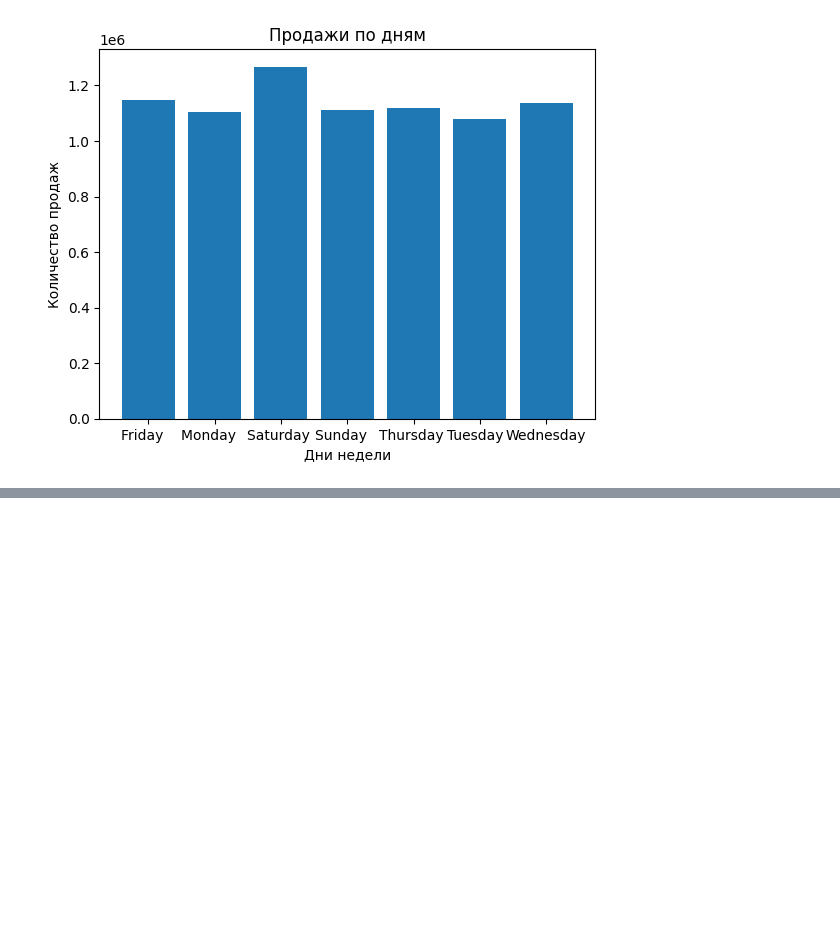
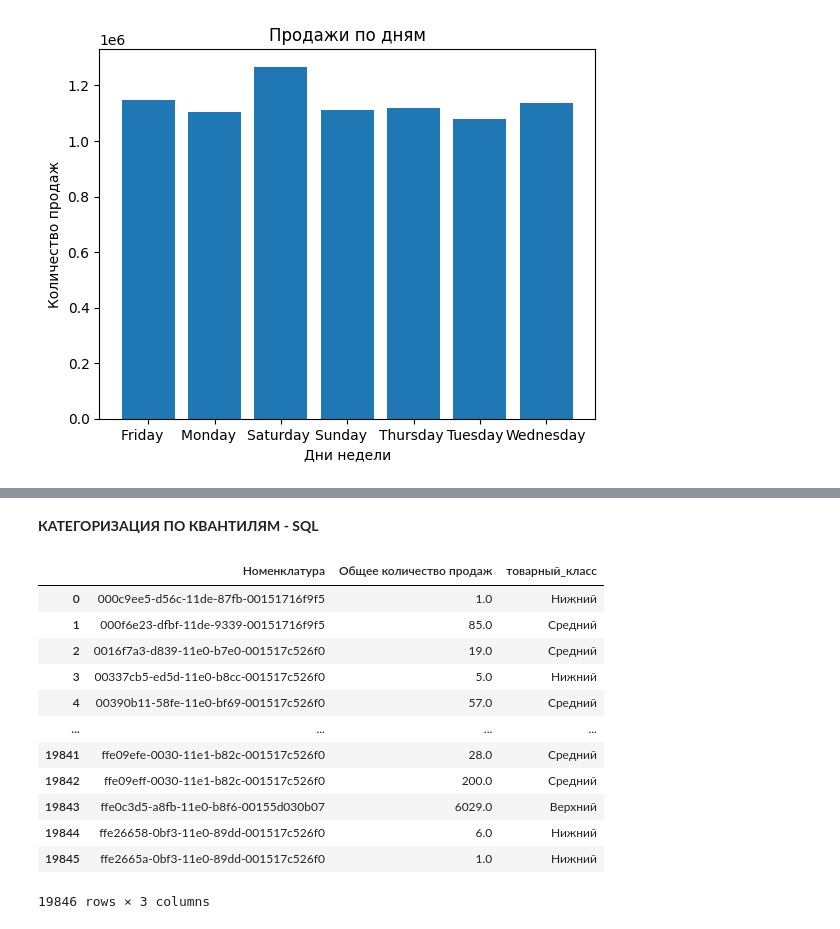
Before and after one commit to 7Webb7/tz_analysis, a Jupyter notebook: нормальный код.ipynb, the cells around one changed output, grey strips where cells are left out. Saved outputs shown, nothing was run; the diff lists cells and outputs as text; code cells hidden in the pictures; blank space fills up the shorter version.

```diff
--- a/нормальный код.ipynb
+++ b/нормальный код.ipynb
@@ -239,0 +273,47 @@ plt.show()
+# %% [markdown]
+**КАТЕГОРИЗАЦИЯ ПО КВАНТИЛЯМ - SQL**
+# %%
+quant_sql_querry = """
+WITH sales AS (
+    SELECT
+        Номенклатура,
+        SUM(Количество) AS "Общее количество продаж"
+    FROM
+        t_sales
+    GROUP BY
+        Номенклатура
+),
+quantiles AS (
+    SELECT
+        PERCENTILE_CONT(0.3) WITHIN GROUP (ORDER BY "Общее количество продаж") AS lower_quantile,
+        PERCENTILE_CONT(0.9) WITHIN GROUP (ORDER BY "Общее количество продаж") AS upper_quantile
+    FROM
+        sales
+)
+SELECT
+    s.Номенклатура,
+    s."Общее количество продаж",
+    CASE
+        WHEN s."Общее количество продаж" >= q.upper_quantile THEN 'Верхний'
+        WHEN s."Общее количество продаж" <= q.lower_quantile THEN 'Нижний'
+        ELSE 'Средний'
+    END AS товарный_класс
+FROM
+    sales s,
+    quantiles q;"""
+
+pd.read_sql(quant_sql_querry, engine)
+# %% [output]
+|  | Номенклатура | Общее количество продаж | товарный_класс |
+| 0 | 000c9ee5-d56c-11de-87fb-00151716f9f5 | 1.0 | Нижний |
+| 1 | 000f6e23-dfbf-11de-9339-00151716f9f5 | 85.0 | Средний |
+| 2 | 0016f7a3-d839-11e0-b7e0-001517c526f0 | 19.0 | Средний |
+| 3 | 00337cb5-ed5d-11e0-b8cc-001517c526f0 | 5.0 | Нижний |
+| 4 | 00390b11-58fe-11e0-bf69-001517c526f0 | 57.0 | Средний |
+| ... | ... | ... | ... |
+| 19841 | ffe09efe-0030-11e1-b82c-001517c526f0 | 28.0 | Средний |
+| 19842 | ffe09eff-0030-11e1-b82c-001517c526f0 | 200.0 | Средний |
+| 19843 | ffe0c3d5-a8fb-11e0-b8f6-00155d030b07 | 6029.0 | Верхний |
+| 19844 | ffe26658-0bf3-11e0-89dd-001517c526f0 | 6.0 | Нижний |
+| 19845 | ffe2665a-0bf3-11e0-89dd-001517c526f0 | 1.0 | Нижний |
+19846 rows × 3 columns
```
Also changed, not shown: parts of 7 cells of this notebook.
